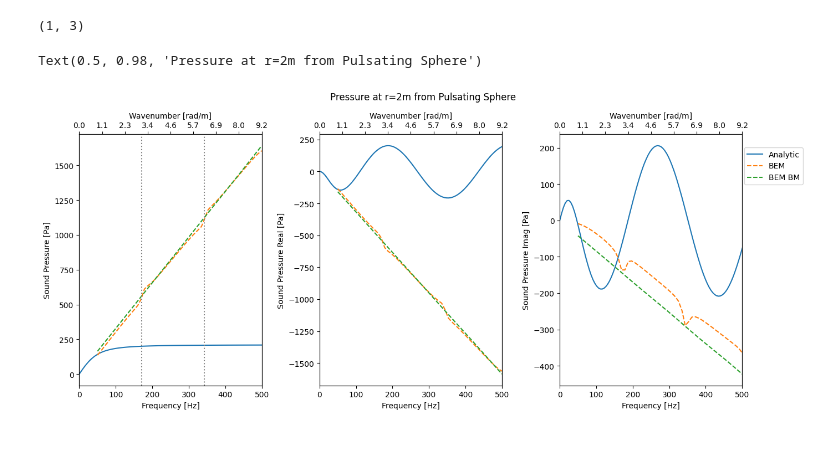
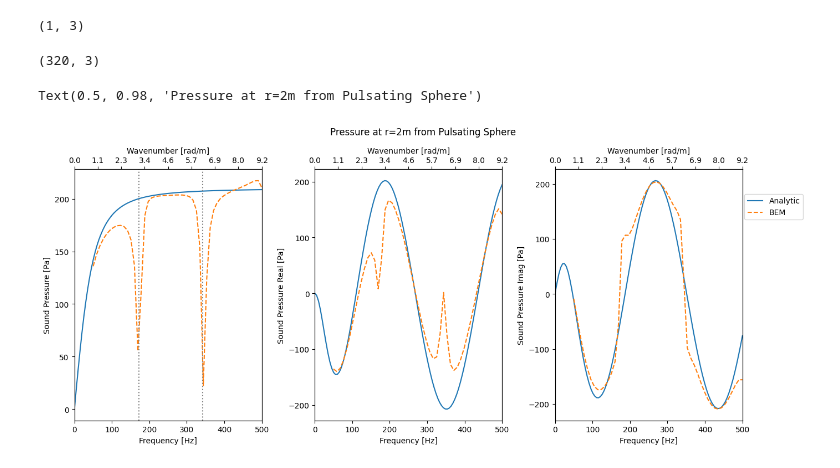
Before and after one commit to kristofcufar/Acoustic_BEM, a Jupyter notebook: Demo_monopole_freq_sweep.ipynb, the cells around one changed output. Drawn from its saved outputs; the diff is of its cells as text; code cells hidden in the pictures.

```diff
--- a/Demo_monopole_freq_sweep.ipynb
+++ b/Demo_monopole_freq_sweep.ipynb
@@ -156,9 +156,13 @@ field_pts_safe.shape
 # print(f'Velocity BC: {np.min(np.abs(vel_BC)):.4f} to {np.max(np.abs(vel_BC)):.4f} m/s')
 # %% [output]
 (1, 3)
+# %%
+elements.shape
+# %% [output]
+(320, 3)
 # %%
 p_bem = []
-p_bem_bm = []
+# p_bem_bm = []
 
 sphere = Body(mesh_nodes=nodes,
             mesh_elements=elements,
@@ -178,7 +182,9 @@ mesh = Mesh(source_object=sphere,
             field=field)
 
 for f_i in tqdm(np.linspace(50, 500, 50)):
-    integrator = ElementIntegratorCollocation(k = 2 * np.pi * f_i / c0,
+    mesh.k = 2 * np.pi * f_i / c0
+    k_i = mesh.k
+    integrator = ElementIntegratorCollocation(k = k_i,
                                             kernel_mode = "free")
     assembler = CollocationAssembler(mesh, integrator, quad_order=7)
     solver = BEMSolver(assembler=assembler)
@@ -186,12 +192,12 @@ for f_i in tqdm(np.linspace(50, 500, 50)):
         "S": assembler.assemble("S", verbose=False),
         "D": assembler.assemble("D", verbose=False),
     }
-    mats_bm = {
-        "S": mats["S"],
-        "D": mats["D"],
-        "Kp": assembler.assemble("Kp", verbose=False),
-        "N": assembler.assemble("N", verbose=False),
-    }
+    # mats_bm = {
+    #     "S": mats["S"],
+    #     "D": mats["D"],
+    #     "Kp": assembler.assemble("Kp", verbose=False),
+    #     "N": assembler.assemble("N", verbose=False),
+    # }
 
     omega = 2 * np.pi * f_i
 
@@ -202,19 +208,19 @@ for f_i in tqdm(np.linspace(50, 500, 50)):
     p_bem.append(p_field)
 
 
-    phi_bnd = solver.solve_burton_miller(matrices=mats_bm,
-                                         alpha = 1.0/mesh.k)
+    # phi_bnd = solver.solve_burton_miller(matrices=mats_bm,
+    #                                      alpha = 1j/k_i)
 
-    phi_field = solver.evaluate_field(field_pts_safe, quad_order=7, verbose=False)
-    p_field = - 1j * omega * rho0 * phi_field
-    p_bem_bm.append(p_field)
+    # phi_field = solver.evaluate_field(field_pts_safe, quad_order=7, verbose=False)
+    # p_field = - 1j * omega * rho0 * phi_field
+    # p_bem_bm.append(p_field)
 # %%
 fig = plt.figure(figsize=(14,6), tight_layout=True)
 ax1 = fig.add_subplot(131)
 
 ax1.plot(frequency, np.abs(p_ref), label='Analytic')
 ax1.plot(np.linspace(50, 500, 50), np.abs(p_bem), label='BEM', linestyle='--')
-ax1.plot(np.linspace(50, 500, 50), np.abs(p_bem_bm), label='BEM BM', linestyle='--')
+# ax1.plot(np.linspace(50, 500, 50), np.abs(p_bem_bm), label='BEM BM', linestyle='--')
 ax1.axvline(x = 3.14 * c0 / (2 * np.pi), color='gray', linestyle=':')
 ax1.axvline(x = 6.28 * c0 / (2 * np.pi), color='gray', linestyle=':')
 
@@ -231,34 +237,34 @@ ax2 = fig.add_subplot(132)
 
 ax2.plot(frequency, np.real(p_ref), label='Analytic')
 ax2.plot(np.linspace(50, 500, 50), np.real(p_bem), label='BEM', linestyle='--')
-ax2.plot(np.linspace(50, 500, 50), np.real(p_bem_bm), label='BEM BM', linestyle='--')
+# ax2.plot(np.linspace(50, 500, 50), np.real(p_bem_bm), label='BEM BM', linestyle='--')
 
 ax22 = ax2.twiny()
 ax2.set_xlim(0, np.max(frequency))
 ax22.set_xticks(np.linspace(0, 1, 9))
 ax22.set_xticklabels([f"{tick:.1f}" for tick in np.linspace(0, np.max(k), 9)])
 ax22.set_xlabel('Wavenumber [rad/m]')
 
 ax2.set_xlabel('Frequency [Hz]')
 ax2.set_ylabel('Sound Pressure Real [Pa]')
 
 ax3 = fig.add_subplot(133)
 
 ax3.plot(frequency, np.imag(p_ref), label='Analytic')
 ax3.plot(np.linspace(50, 500, 50), np.imag(p_bem), label='BEM', linestyle='--')
-ax3.plot(np.linspace(50, 500, 50), np.imag(p_bem_bm), label='BEM BM', linestyle='--')
+# ax3.plot(np.linspace(50, 500, 50), np.imag(p_bem_bm), label='BEM BM', linestyle='--')
 
 ax32 = ax3.twiny()
 ax3.set_xlim(0, np.max(frequency))
 ax32.set_xticks(np.linspace(0, 1, 9))
 ax32.set_xticklabels([f"{tick:.1f}" for tick in np.linspace(0, np.max(k), 9)])
 ax32.set_xlabel('Wavenumber [rad/m]')
 
 ax3.set_xlabel('Frequency [Hz]')
 ax3.set_ylabel('Sound Pressure Imag [Pa]')
 
 ax3.legend(loc = (1.01, 0.8))
 plt.suptitle('Pressure at r=2m from Pulsating Sphere')
 # %% [output]
 Text(0.5, 0.98, 'Pressure at r=2m from Pulsating Sphere')
-[figure, old version]
+[figure, new version]
```
Also changed, not shown: parts of 2 cells of this notebook, 1 other file.
